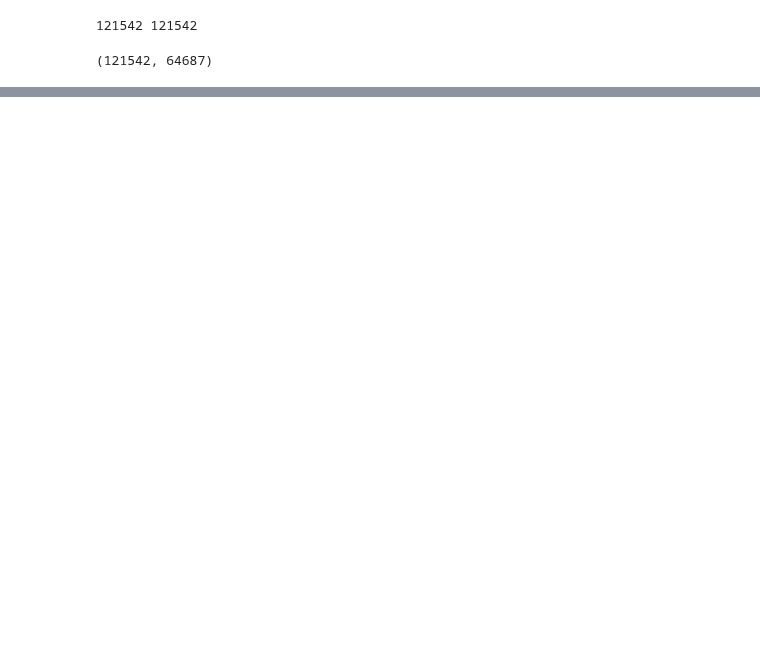
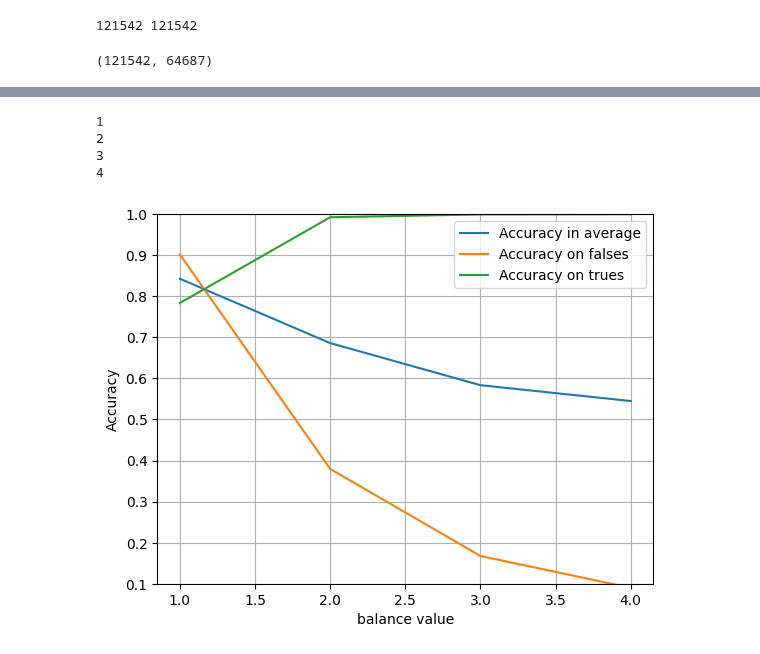
Before and after one commit to egretwAlker/ueprojet, a Jupyter notebook: xtx/sem5.ipynb, the cells around one changed output, grey strips where cells are left out. Cells and saved outputs as stored; diff of their text form; code cells hidden in the pictures; blank space fills up the shorter version.

```diff
--- a/xtx/sem5.ipynb
+++ b/xtx/sem5.ipynb
@@ -147,0 +74,8 @@ myplot(list(range(1, 5)))
+# %%
+myplot(list(range(1, 5)), 500)
+# %% [output]
+1
+2
+3
+4
+[figure, added]
```
Also changed, not shown: parts of 9 cells of this notebook, 3 other files.
